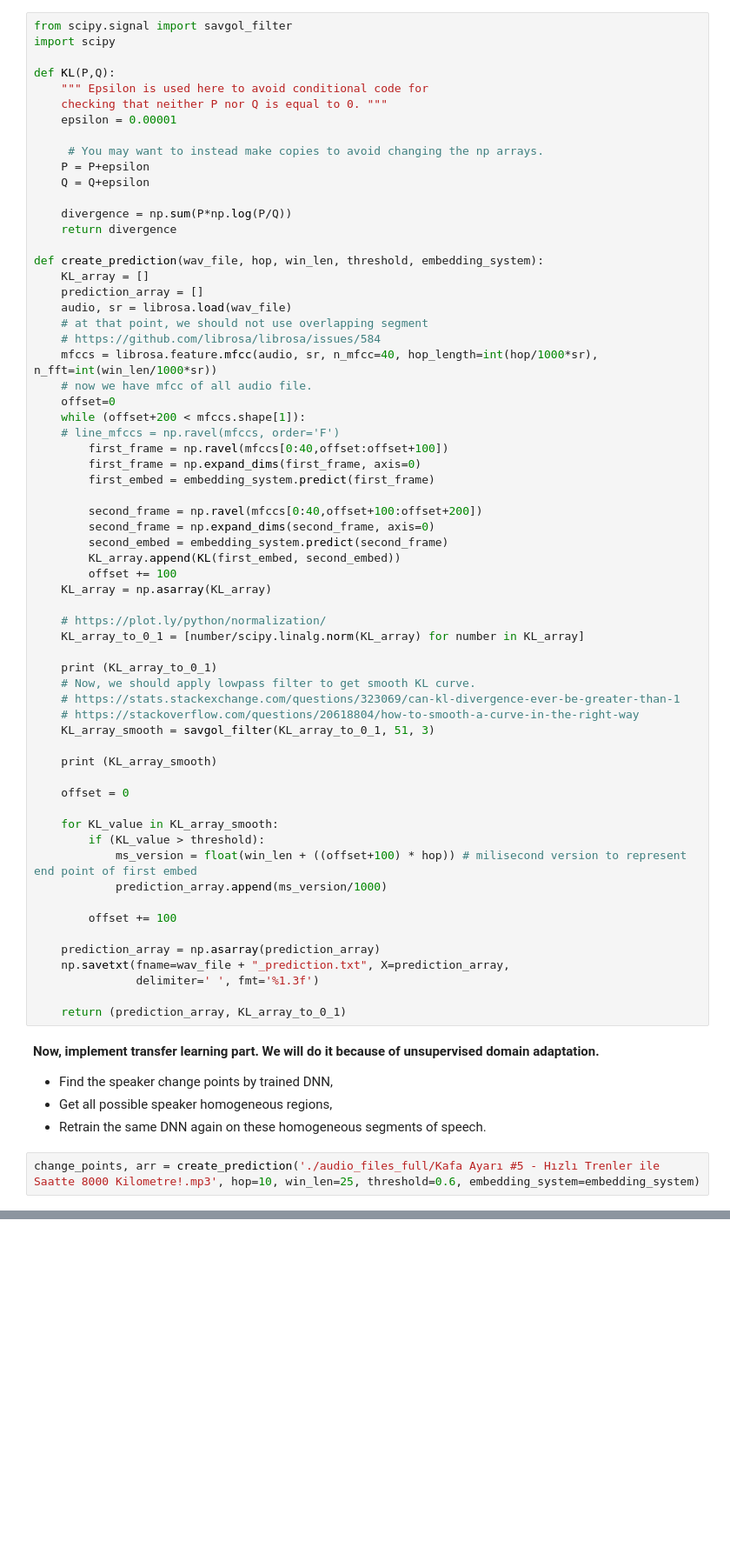
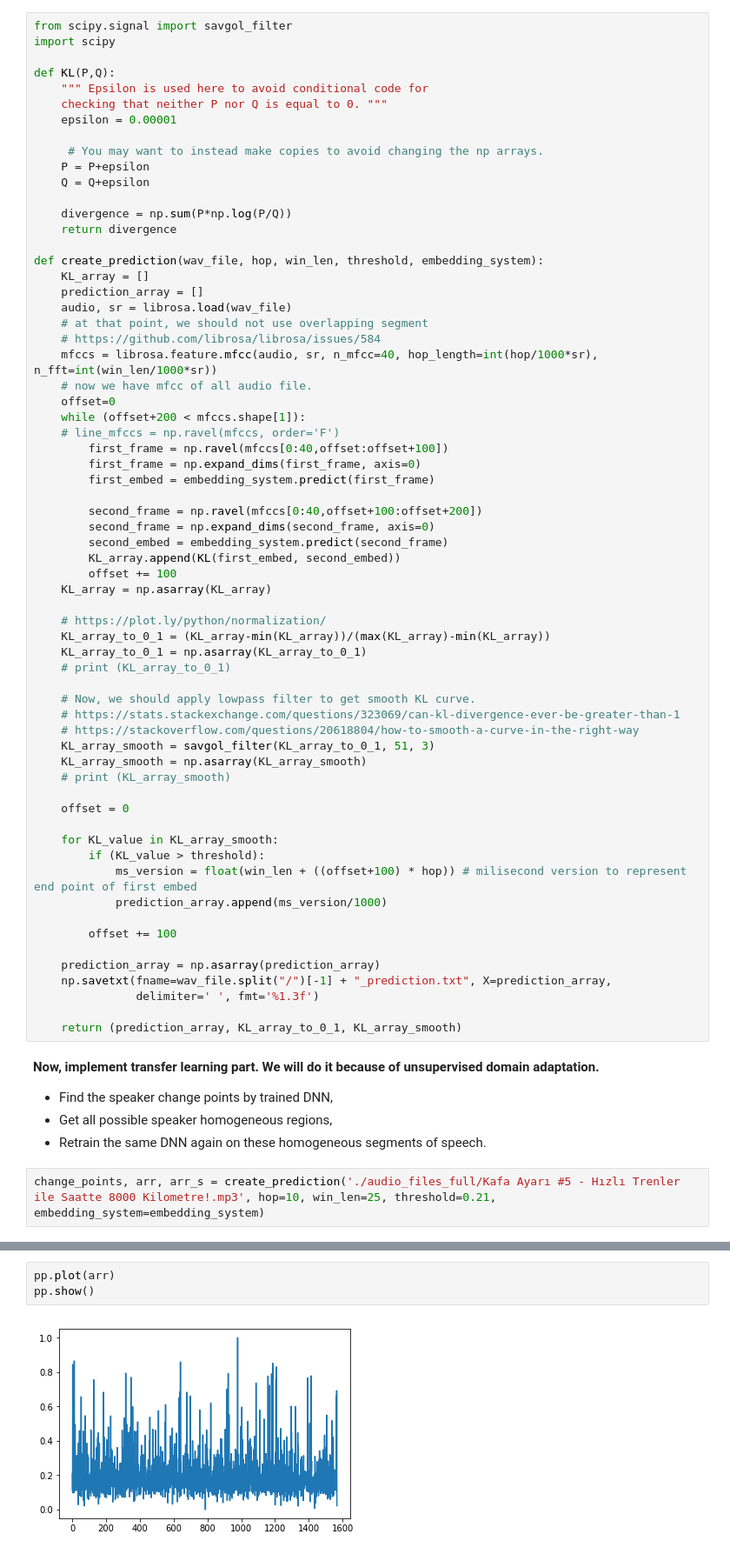
Before and after one commit to hedonistrh/SpChangeDetect, a Jupyter notebook: Speaker2Vec_dev.ipynb, the cells around one changed output, grey strips where cells are left out. Shown: that part at 87% size. Drawn from its saved outputs; the diff is of its cells as text; blank space fills up the shorter version.

```diff
--- a/Speaker2Vec_dev.ipynb
+++ b/Speaker2Vec_dev.ipynb
@@ -298,15 +294,16 @@ def create_prediction(wav_file, hop, win_len, threshold, embedding_system):
     KL_array = np.asarray(KL_array)
 
     # https://plot.ly/python/normalization/
-    KL_array_to_0_1 = [number/scipy.linalg.norm(KL_array) for number in KL_array]
+    KL_array_to_0_1 = (KL_array-min(KL_array))/(max(KL_array)-min(KL_array))
+    KL_array_to_0_1 = np.asarray(KL_array_to_0_1)
+    # print (KL_array_to_0_1)
 
-    print (KL_array_to_0_1)
     # Now, we should apply lowpass filter to get smooth KL curve.
     # https://stats.stackexchange.com/questions/323069/can-kl-divergence-ever-be-greater-than-1
     # https://stackoverflow.com/questions/20618804/how-to-smooth-a-curve-in-the-right-way
     KL_array_smooth = savgol_filter(KL_array_to_0_1, 51, 3)
-
-    print (KL_array_smooth)
+    KL_array_smooth = np.asarray(KL_array_smooth)
+    # print (KL_array_smooth)
 
     offset = 0
 
@@ -318,14 +315,14 @@ def create_prediction(wav_file, hop, win_len, threshold, embedding_system):
         offset += 100
 
     prediction_array = np.asarray(prediction_array)
-    np.savetxt(fname=wav_file + "_prediction.txt", X=prediction_array,
+    np.savetxt(fname=wav_file.split("/")[-1] + "_prediction.txt", X=prediction_array,
                delimiter=' ', fmt='%1.3f')
 
-    return (prediction_array, KL_array_to_0_1)
+    return (prediction_array, KL_array_to_0_1, KL_array_smooth)
 # %% [markdown]
 **Now, implement transfer learning part. We will do it because of unsupervised domain adaptation.**
 - Find the speaker change points by trained DNN,
 - Get all possible speaker homogeneous regions,
 - Retrain the same DNN again on these homogeneous segments of speech.
 # %%
-change_points, arr = create_prediction('./audio_files_full/Kafa Ayarı #5 - Hızlı Trenler ile Saatte 8000 Kilometre!.mp3', hop=10, win_len=25, threshold=0.6, embedding_system=embedding_system)
+change_points, arr, arr_s = create_prediction('./audio_files_full/Kafa Ayarı #5 - Hızlı Trenler ile Saatte 8000 Kilometre!.mp3', hop=10, win_len=25, threshold=0.21, embedding_system=embedding_system)
@@ -331,0 +331,5 @@ change_points, arr = create_prediction('./audio_files_full/Kafa Ayarı #5 - Hız
+# %%
+pp.plot(arr)
+pp.show()
+# %% [output]
+[figure, added]
```
Also changed, not shown: parts of 7 cells of this notebook.
